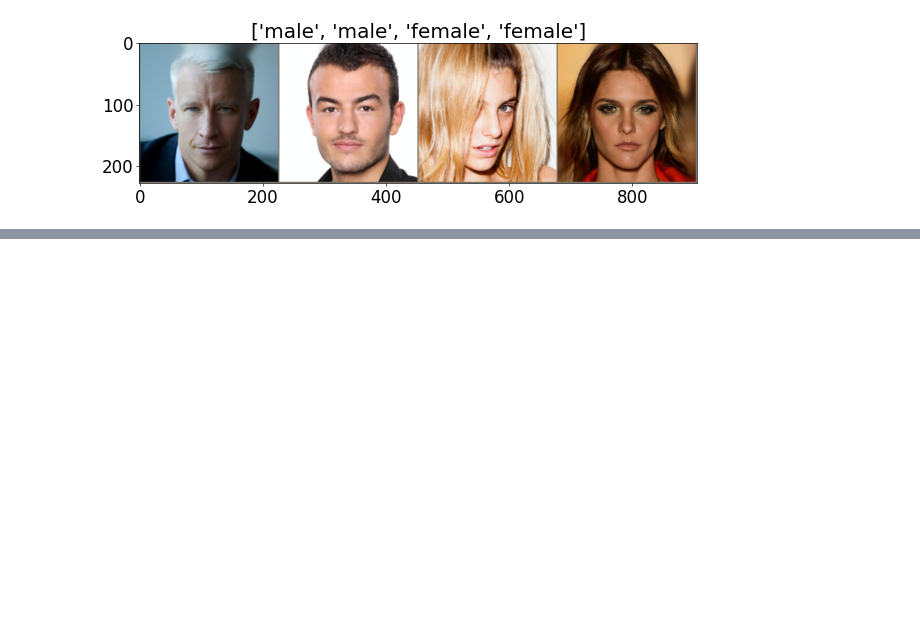
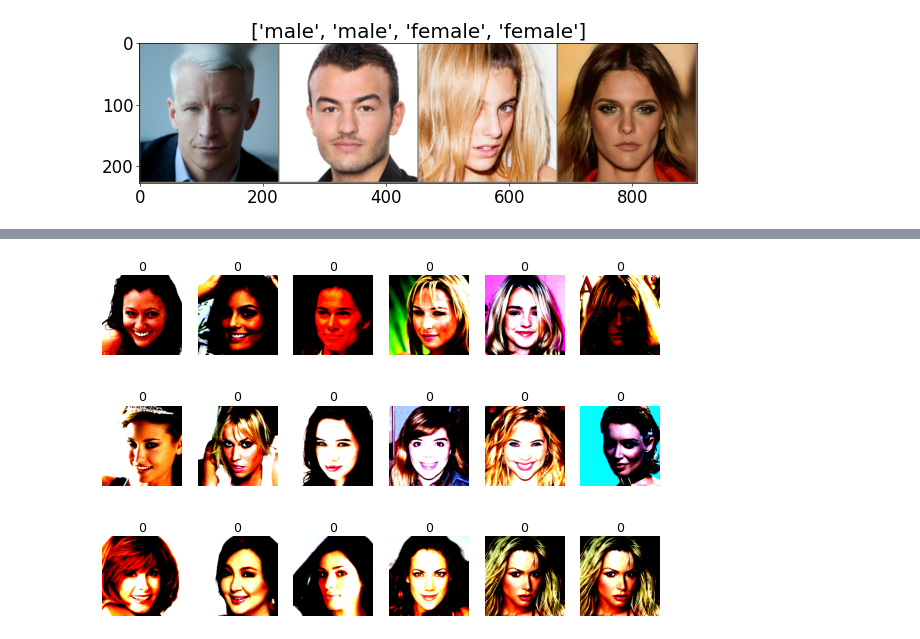
Before and after one commit to leekyuyoung20231211/python, a Jupyter notebook: 2024-03-18/celebA_data_loade_2024_03_18.ipynb, the cells around one changed output, grey strips where cells are left out. Cells and saved outputs as stored; diff of their text form; code cells hidden in the pictures; blank space fills up the shorter version.

```diff
--- a/2024-03-18/celebA_data_loade_2024_03_18.ipynb
+++ b/2024-03-18/celebA_data_loade_2024_03_18.ipynb
@@ -65,3 +65,14 @@ out = torchvision.utils.make_grid(inputs[:4])
 imshow(out, title=[class_names[x] for x in classes[:4]])
 # %% [output]
 [figure]
+# %%
+import matplotlib.pyplot as plt
+from itertools import islice
+fig = plt.figure(figsize=(12,8))
+for i, (image,attributes) in islice(enumerate(test_dataset),18):  # 처음부터 18개를 가져와라
+  ax = fig.add_subplot(3,6,i+1)
+  ax.set_axis_off()
+  ax.imshow(image.numpy().transpose(1,2,0))
+  ax.set_title(f"{attributes}", size=15)  # 성별 속성 0은 남성 1은 여성
+plt.show()
+# %% [output]
@@ -67,0 +97 @@ imshow(out, title=[class_names[x] for x in classes[:4]])
+[figure, added]
```
Also changed, not shown: parts of 1 cell of this notebook, 1 other file.
